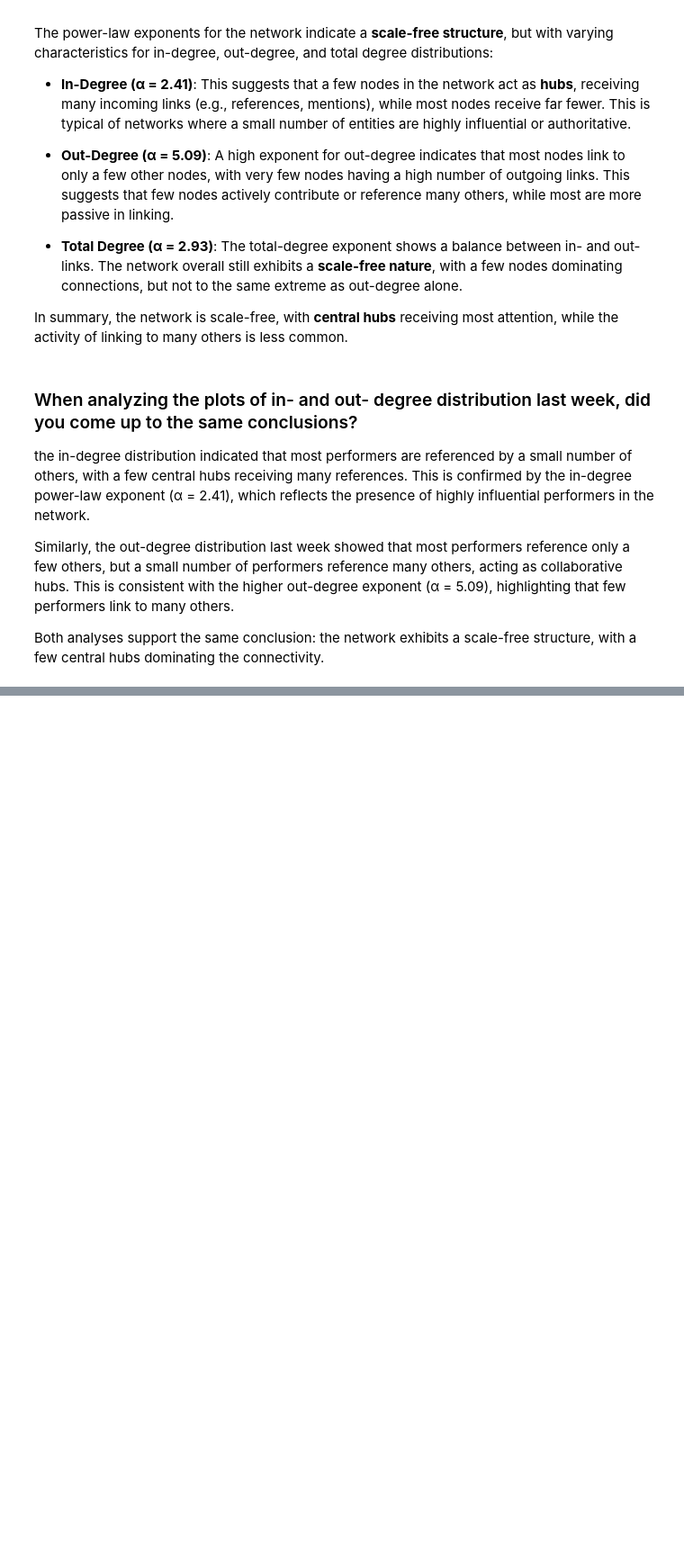
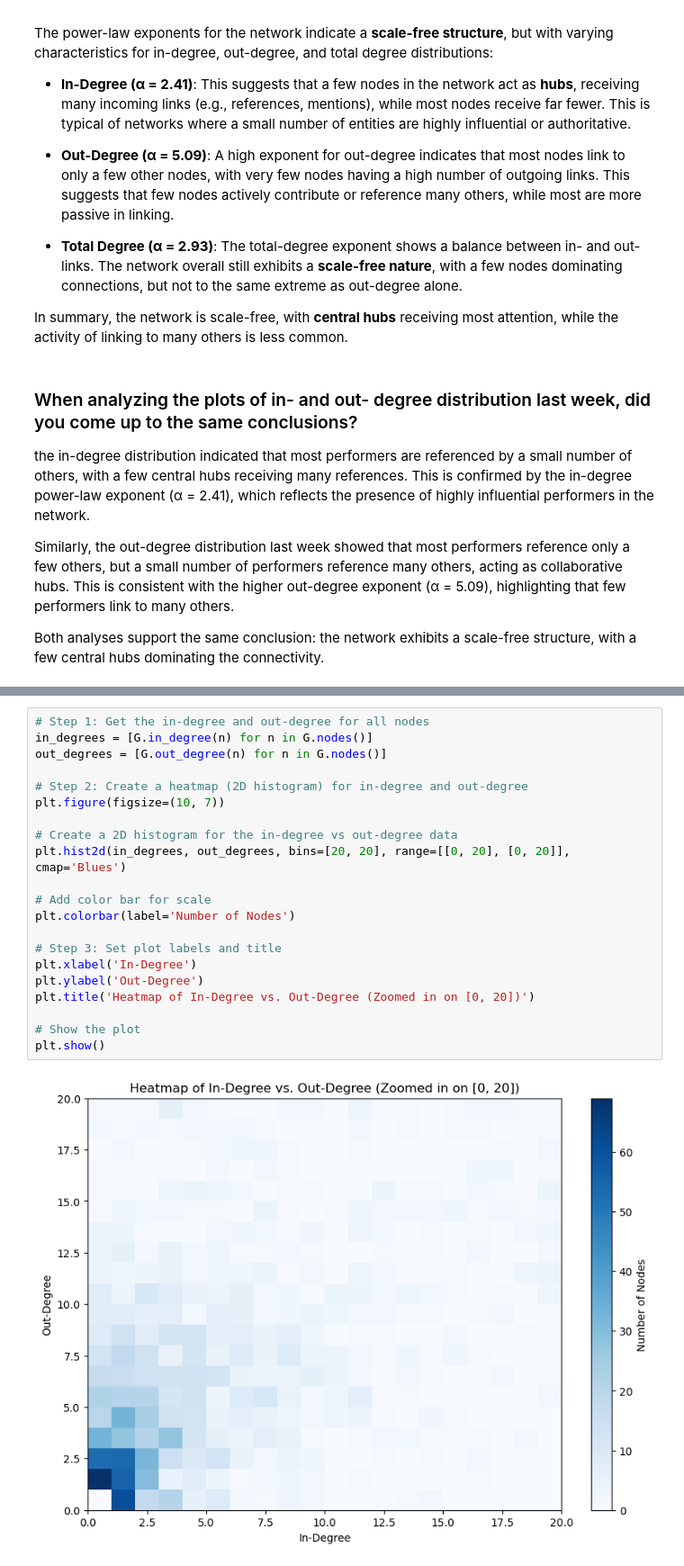
Before and after one commit to Ayafahim/social_graphs, a Jupyter notebook: Alec-jawa/week5/partB.ipynb, the cells around one changed output, grey strips where cells are left out. Shown: that part at 90% size. Saved outputs shown, nothing was run; the diff lists cells and outputs as text; blank space fills up the shorter version.

```diff
--- a/Alec-jawa/week5/partB.ipynb
+++ b/Alec-jawa/week5/partB.ipynb
@@ -141,0 +160,23 @@ Both analyses support the same conclusion: the network exhibits a scale-free str
+# %%
+# Step 1: Get the in-degree and out-degree for all nodes
+in_degrees = [G.in_degree(n) for n in G.nodes()]
+out_degrees = [G.out_degree(n) for n in G.nodes()]
+
+# Step 2: Create a heatmap (2D histogram) for in-degree and out-degree
+plt.figure(figsize=(10, 7))
+
+# Create a 2D histogram for the in-degree vs out-degree data
+plt.hist2d(in_degrees, out_degrees, bins=[20, 20], range=[[0, 20], [0, 20]], cmap='Blues')
+
+# Add color bar for scale
+plt.colorbar(label='Number of Nodes')
+
+# Step 3: Set plot labels and title
+plt.xlabel('In-Degree')
+plt.ylabel('Out-Degree')
+plt.title('Heatmap of In-Degree vs. Out-Degree (Zoomed in on [0, 20])')
+
+# Show the plot
+plt.show()
+# %% [output]
+[figure, added]
```
Also changed, not shown: parts of 23 cells of this notebook.
